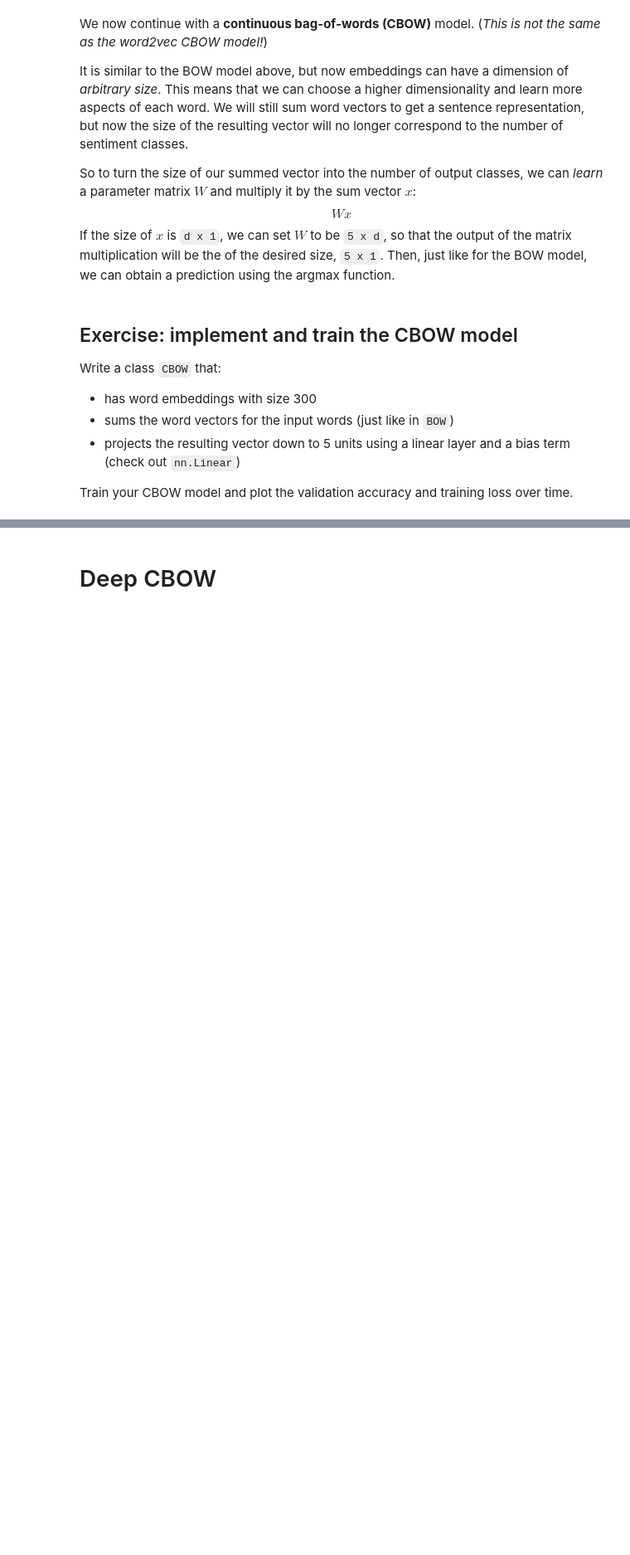
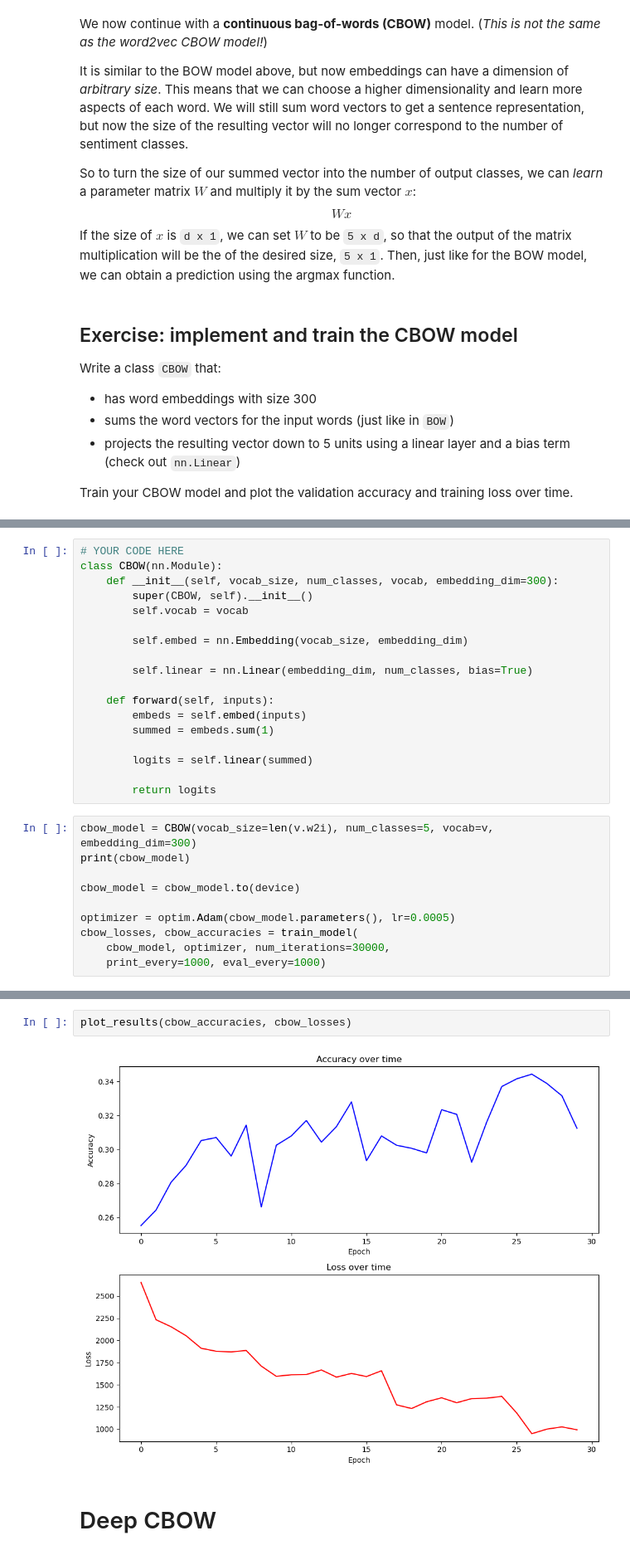
Before and after one commit to Jmqcooper1/nlp1, a Jupyter notebook: NLP1_2024_Practical_2_(student_version).ipynb, the cells around one changed output, grey strips where cells are left out. Shown at 83% size. Drawn from its saved outputs; the diff is of its cells as text; blank space fills up the shorter version.

Commit message:
cbow done

```diff
--- a/NLP1_2024_Practical_2_(student_version).ipynb
+++ b/NLP1_2024_Practical_2_(student_version).ipynb
@@ -743,0 +760,28 @@ Train your CBOW model and plot the validation accuracy and training loss over ti
+# %%
+# YOUR CODE HERE
+class CBOW(nn.Module):
+    def __init__(self, vocab_size, num_classes, vocab, embedding_dim=300):
+        super(CBOW, self).__init__()
+        self.vocab = vocab
+
+        self.embed = nn.Embedding(vocab_size, embedding_dim)
+
+        self.linear = nn.Linear(embedding_dim, num_classes, bias=True)
+
+    def forward(self, inputs):
+        embeds = self.embed(inputs)
+        summed = embeds.sum(1)
+
+        logits = self.linear(summed)
+
+        return logits
+# %%
+cbow_model = CBOW(vocab_size=len(v.w2i), num_classes=5, vocab=v, embedding_dim=300)
+print(cbow_model)
+
+cbow_model = cbow_model.to(device)
+
+optimizer = optim.Adam(cbow_model.parameters(), lr=0.0005)
+cbow_losses, cbow_accuracies = train_model(
+    cbow_model, optimizer, num_iterations=30000,
+    print_every=1000, eval_every=1000)
@@ -744,3 +806,7 @@ Train your CBOW model and plot the validation accuracy and training loss over ti
+# %%
+plot_results(cbow_accuracies, cbow_losses)
+# %% [output]
+[figure, added]
 # %% [markdown]
 # Deep CBOW
 # %% [markdown]
```
Also changed, not shown: parts of 3 cells of this notebook, 1 other file.
